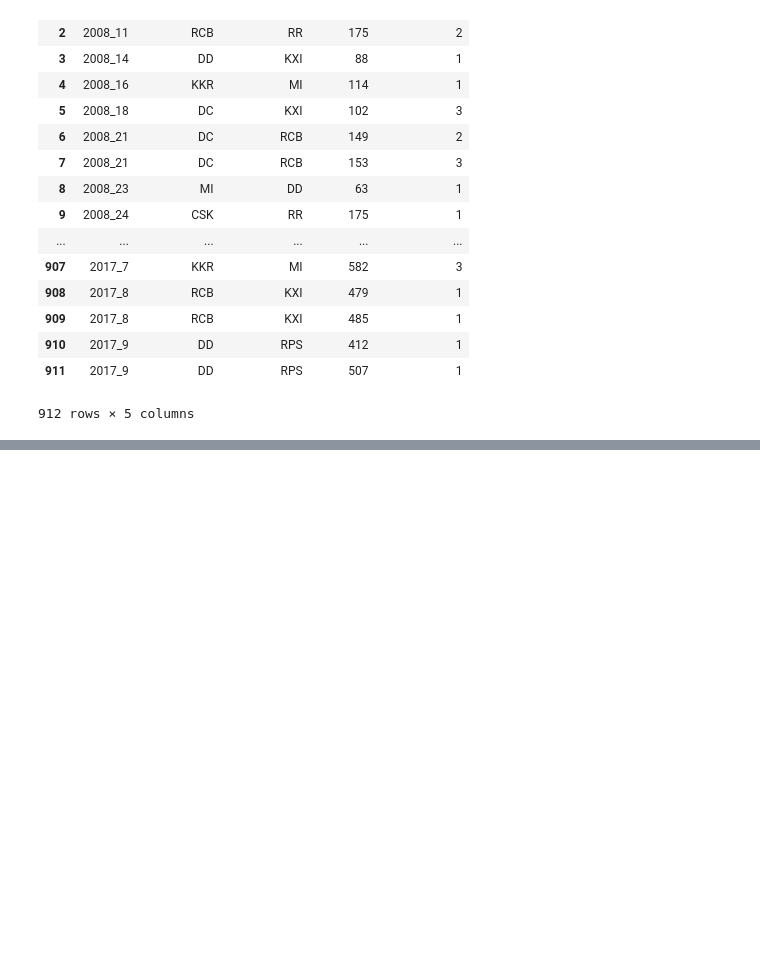
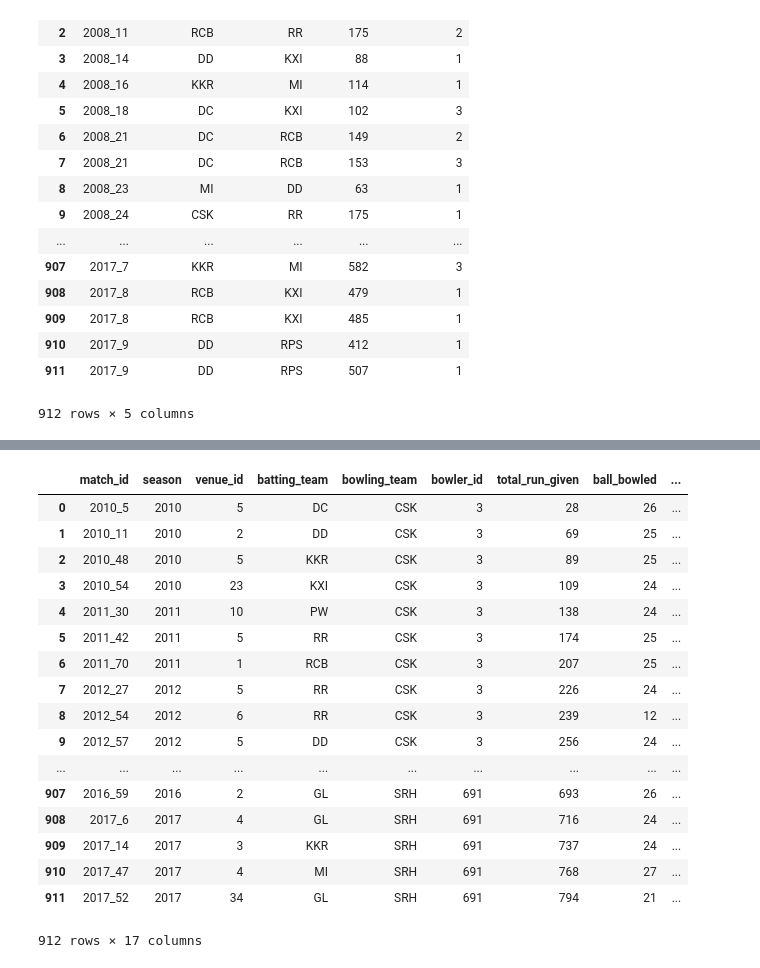
Before and after one commit to venugopalshetty1/datahackIPL, a Jupyter notebook: Untitled4.ipynb, the cells around one changed output, grey strips where cells are left out. Drawn from its saved outputs; the diff is of its cells as text; code cells hidden in the pictures; blank space fills up the shorter version.

```diff
--- a/Untitled4.ipynb
+++ b/Untitled4.ipynb
@@ -151,0 +217,5 @@ final_1st_inn_data['average']=0
+# %%
+overs_details=overs_details.groupby(['match_id','season','bowler_id'],as_index=False)['ball'].sum()
+overs_details['ball']=np.floor(overs_details['ball']/6)
+# %%
+overs_details.columns=['match_id','season','bowler_id','overs_played']
@@ -151,0 +243,30 @@ final_1st_inn_data['average']=0
+# %%
+final_1st_inn_data=final_1st_inn_data.merge(overs_details,on=['match_id','season','bowler_id'])
+# %%
+### Economy rate calculation
+
+
+###1.sort again the order.
+
+final_1st_inn_data=final_1st_inn_data.sort_values(['bowler_id','season','seasonal_match_id'])
+# %%
+final_1st_inn_data
+# %% [output]
+|  | match_id | season | venue_id | batting_team | bowling_team | bowler_id | total_run_given | ball_bowled | ... |
+| 0 | 2010_5 | 2010 | 5 | DC | CSK | 3 | 28 | 26 | ... |
+| 1 | 2010_11 | 2010 | 2 | DD | CSK | 3 | 69 | 25 | ... |
+| 2 | 2010_48 | 2010 | 5 | KKR | CSK | 3 | 89 | 25 | ... |
+| 3 | 2010_54 | 2010 | 23 | KXI | CSK | 3 | 109 | 24 | ... |
+| 4 | 2011_30 | 2011 | 10 | PW | CSK | 3 | 138 | 24 | ... |
+| 5 | 2011_42 | 2011 | 5 | RR | CSK | 3 | 174 | 25 | ... |
+| 6 | 2011_70 | 2011 | 1 | RCB | CSK | 3 | 207 | 25 | ... |
+| 7 | 2012_27 | 2012 | 5 | RR | CSK | 3 | 226 | 24 | ... |
+| 8 | 2012_54 | 2012 | 6 | RR | CSK | 3 | 239 | 12 | ... |
+| 9 | 2012_57 | 2012 | 5 | DD | CSK | 3 | 256 | 24 | ... |
+| ... | ... | ... | ... | ... | ... | ... | ... | ... | ... |
+| 907 | 2016_59 | 2016 | 2 | GL | SRH | 691 | 693 | 26 | ... |
+| 908 | 2017_6 | 2017 | 4 | GL | SRH | 691 | 716 | 24 | ... |
+| 909 | 2017_14 | 2017 | 3 | KKR | SRH | 691 | 737 | 24 | ... |
+| 910 | 2017_47 | 2017 | 4 | MI | SRH | 691 | 768 | 27 | ... |
+| 911 | 2017_52 | 2017 | 34 | GL | SRH | 691 | 794 | 21 | ... |
+912 rows × 17 columns
```
Also changed, not shown: parts of 19 cells of this notebook.
